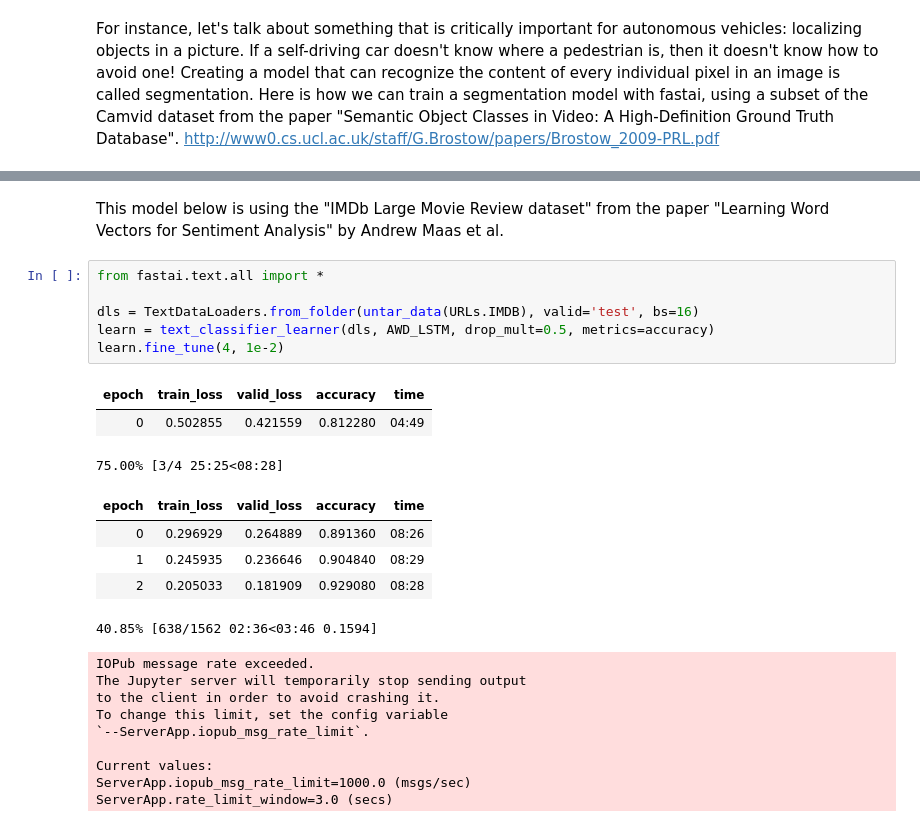
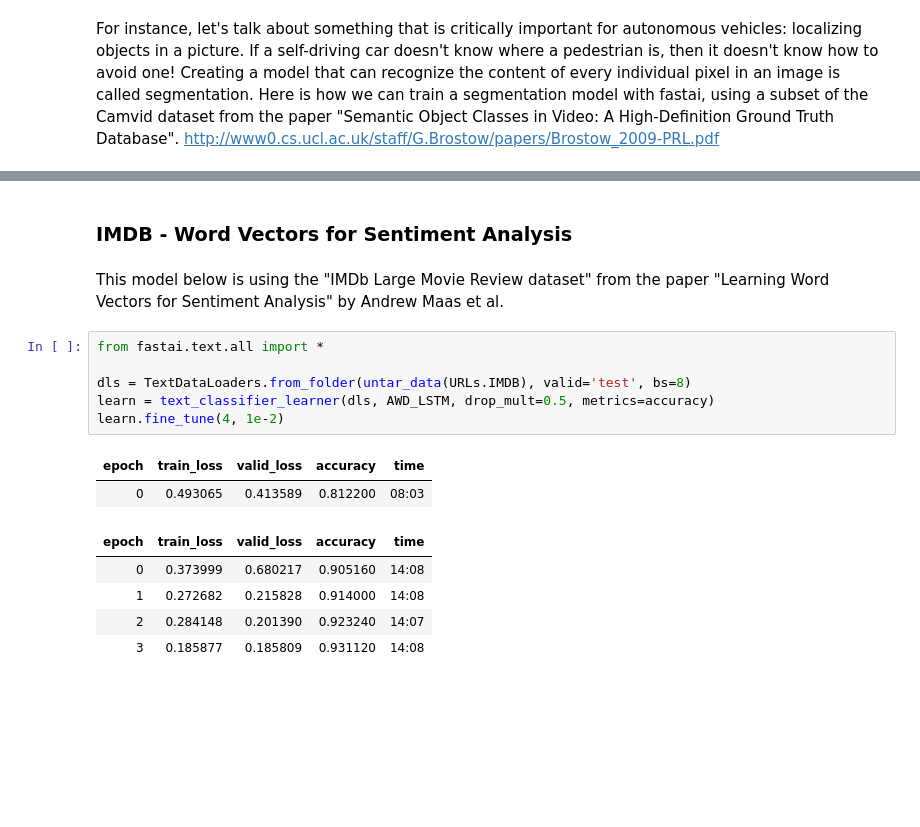
Before and after one commit to wtznc/fastai, a Jupyter notebook: wtznc_01_intro.ipynb, the cells around one changed output, grey strips where cells are left out. Drawn from its saved outputs; the diff is of its cells as text; blank space fills up the shorter version.

```diff
--- a/wtznc_01_intro.ipynb
+++ b/wtznc_01_intro.ipynb
@@ -106,26 +109,18 @@ learn.show_results(max_n=12, figsize=(7,8))
+# %% [markdown]
+### IMDB - Word Vectors for Sentiment Analysis
 # %% [markdown]
 This model below is using the "IMDb Large Movie Review dataset" from the paper "Learning Word Vectors for Sentiment Analysis" by Andrew Maas et al.
 # %%
 from fastai.text.all import *
 
-dls = TextDataLoaders.from_folder(untar_data(URLs.IMDB), valid='test', bs=16)
+dls = TextDataLoaders.from_folder(untar_data(URLs.IMDB), valid='test', bs=8)
 learn = text_classifier_learner(dls, AWD_LSTM, drop_mult=0.5, metrics=accuracy)
 learn.fine_tune(4, 1e-2)
 # %% [output]
 | epoch | train_loss | valid_loss | accuracy | time |
-| 0 | 0.502855 | 0.421559 | 0.812280 | 04:49 |
+| 0 | 0.493065 | 0.413589 | 0.812200 | 08:03 |
-75.00% [3/4 25:25<08:28]
 | epoch | train_loss | valid_loss | accuracy | time |
-| 0 | 0.296929 | 0.264889 | 0.891360 | 08:26 |
-| 1 | 0.245935 | 0.236646 | 0.904840 | 08:29 |
-| 2 | 0.205033 | 0.181909 | 0.929080 | 08:28 |
+| 0 | 0.373999 | 0.680217 | 0.905160 | 14:08 |
+| 1 | 0.272682 | 0.215828 | 0.914000 | 14:08 |
+| 2 | 0.284148 | 0.201390 | 0.923240 | 14:07 |
+| 3 | 0.185877 | 0.185809 | 0.931120 | 14:08 |
-40.85% [638/1562 02:36<03:46 0.1594]
-IOPub message rate exceeded.
-The Jupyter server will temporarily stop sending output
-to the client in order to avoid crashing it.
-To change this limit, set the config variable
-`--ServerApp.iopub_msg_rate_limit`.
-
-Current values:
-ServerApp.iopub_msg_rate_limit=1000.0 (msgs/sec)
-ServerApp.rate_limit_window=3.0 (secs)
```
Also changed, not shown: parts of 15 cells of this notebook, 2 other files.
